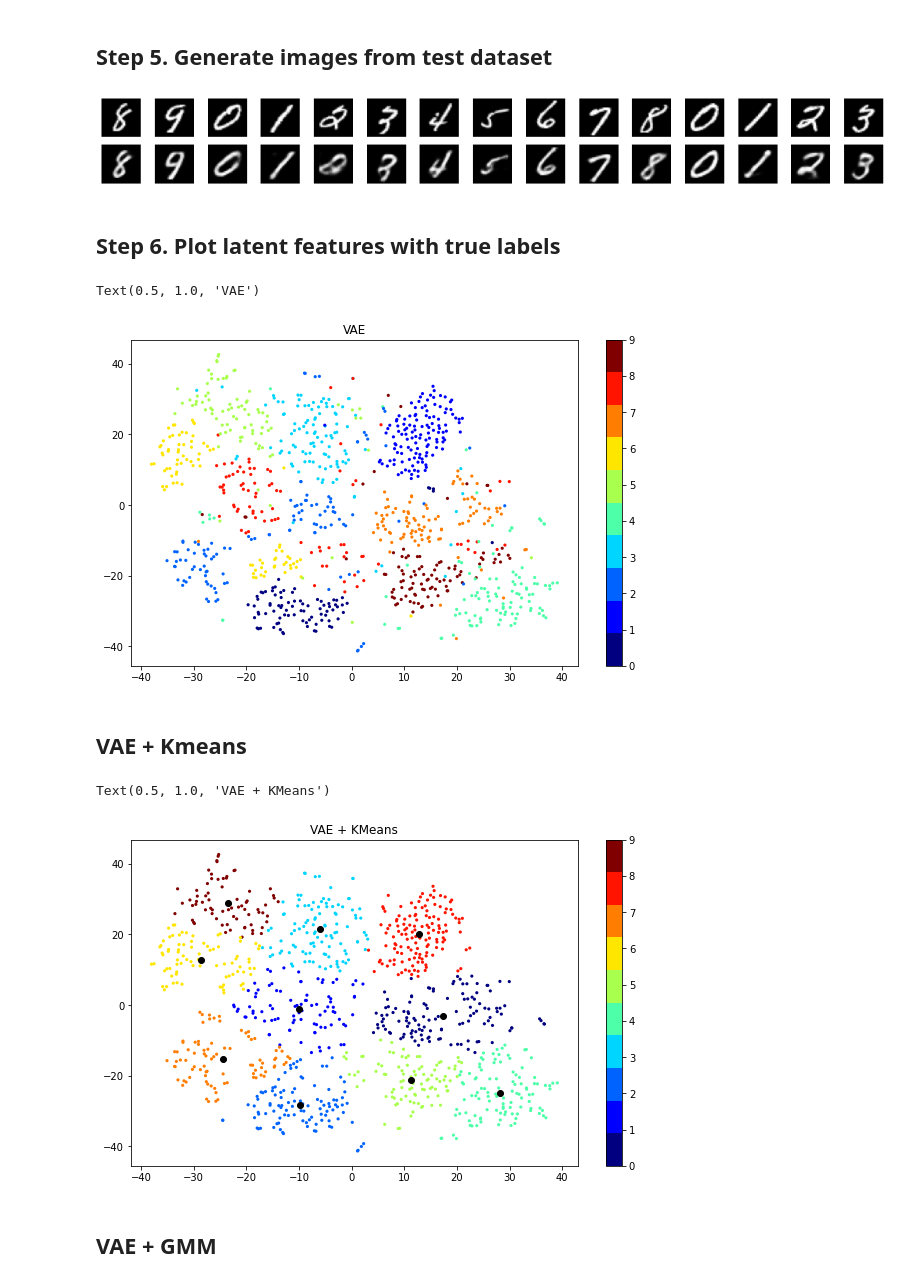
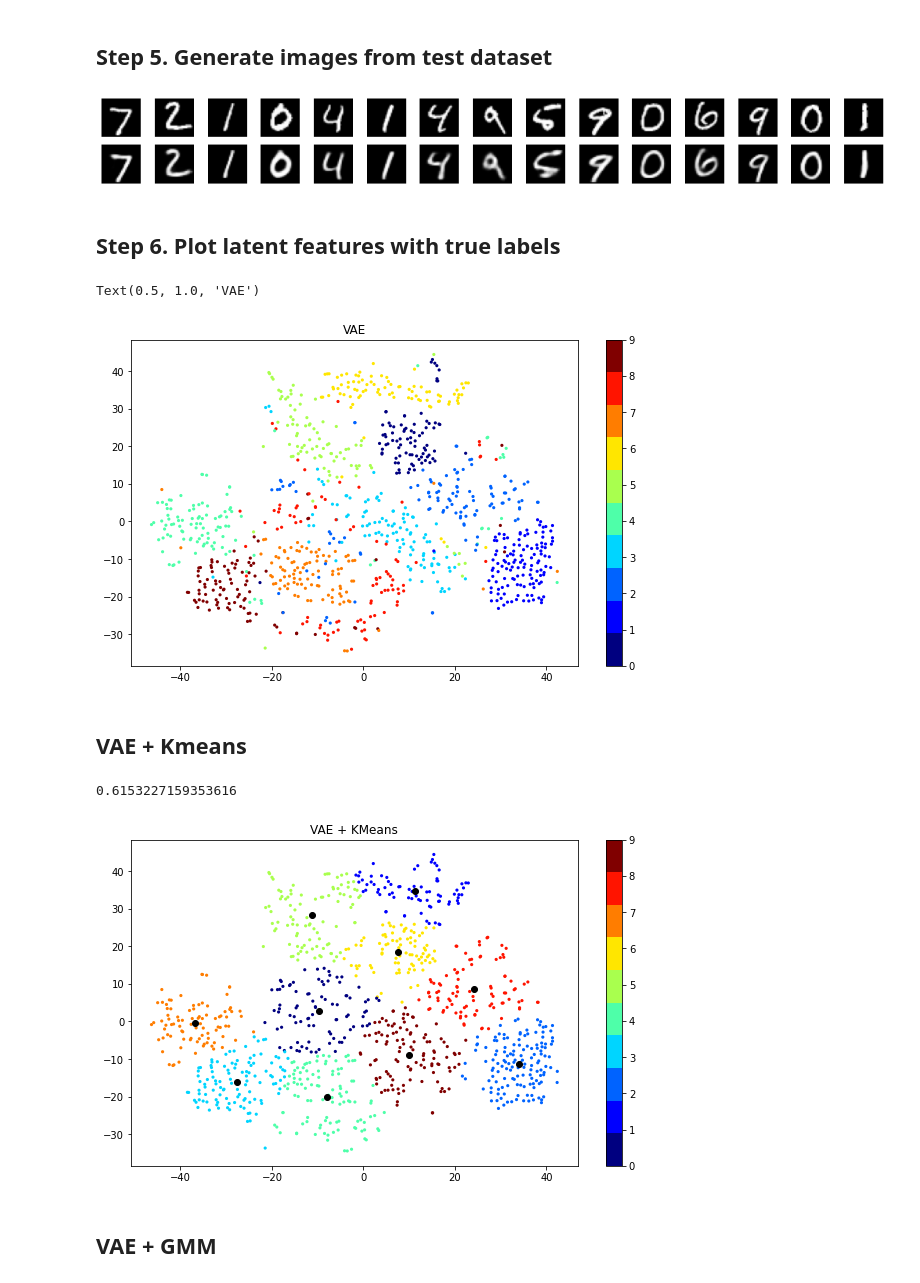
Before and after one commit to YurunT/GMM-VAE, a Jupyter notebook: VAE_Implementation.ipynb, the cells around one changed output. Saved outputs shown, nothing was run; the diff lists cells and outputs as text; code cells hidden in the pictures.

Commit message:
VAE with kmeans, GMM, and DPGMM with 100 epochs

```diff
--- a/VAE_Implementation.ipynb
+++ b/VAE_Implementation.ipynb
@@ -49,12 +49,12 @@ DEVICE = torch.device("cuda" if cuda else "cpu")
 batch_size = 100
 
 x_dim  = 784
-hidden_dim = 400
-latent_dim = 200
+hidden_dim = 512
+latent_dim = 256
 
 lr = 1e-3
 
-epochs = 30
+epochs = 100
 # %%
 def partition_dataset(n, proportion=0.8):
   train_num = int(n * proportion)
@@ -120,7 +104,9 @@ class Encoder(nn.Module):
         super(Encoder, self).__init__()
 
         self.FC_input = nn.Linear(input_dim, hidden_dim)
+        # self.Batchnorm = nn.BatchNorm1d(hidden_dim)
         self.FC_input2 = nn.Linear(hidden_dim, hidden_dim)
+        # self.Batchnorm2 = nn.BatchNorm1d(hidden_dim)
         self.FC_mean  = nn.Linear(hidden_dim, latent_dim)
         self.FC_var   = nn.Linear (hidden_dim, latent_dim)
 
@@ -129,8 +115,14 @@ class Encoder(nn.Module):
         self.training = True
 
     def forward(self, x):
-        h_       = self.LeakyReLU(self.FC_input(x))
-        h_       = self.LeakyReLU(self.FC_input2(h_))
+        h_       = self.FC_input(x)
+        # h_       = self.Batchnorm(h_)
+        h_       = self.LeakyReLU(h_)
+
+        h_       = self.FC_input2(h_)
+        # h_       = self.Batchnorm2(h_)
+        h_       = self.LeakyReLU(h_)
+
         mean     = self.FC_mean(h_)
         log_var  = self.FC_var(h_)                     # encoder produces mean and log of variance
                                                        #             (i.e., parateters of simple tractable normal distribution "q"
@@ -140,14 +132,21 @@ class Decoder(nn.Module):
     def __init__(self, latent_dim, hidden_dim, output_dim):
         super(Decoder, self).__init__()
         self.FC_hidden = nn.Linear(latent_dim, hidden_dim)
+        # self.Batchnorm = nn.BatchNorm1d(hidden_dim)
         self.FC_hidden2 = nn.Linear(hidden_dim, hidden_dim)
+        # self.Batchnorm2 = nn.BatchNorm1d(hidden_dim)
         self.FC_output = nn.Linear(hidden_dim, output_dim)
 
         self.LeakyReLU = nn.LeakyReLU(0.2)
 
     def forward(self, x):
-        h     = self.LeakyReLU(self.FC_hidden(x))
-        h     = self.LeakyReLU(self.FC_hidden2(h))
+        h     = self.FC_hidden(x)
+        # h     = self.Batchnorm(h)
+        h     = self.LeakyReLU(h)
+
+        h     = self.FC_hidden2(h)
+        # h     = self.Batchnorm2(h)
+        h     = self.LeakyReLU(h)
 
         x_hat = torch.sigmoid(self.FC_output(h))
         return x_hat
@@ -207,7 +206,7 @@ def loss_function(x, x_hat, mean, log_var):
     return reproduction_loss + KLD
 
 optimizer = Adam(model.parameters(), lr=lr)
-scheduler = torch.optim.lr_scheduler.ReduceLROnPlateau(optimizer, 'min', patience=2, factor=0.5)
+scheduler = torch.optim.lr_scheduler.ReduceLROnPlateau(optimizer, 'min', patience=3, factor=0.5, threshold= 0.1)
 # %% [markdown]
 ### Step 4. Train & val
 # %%
@@ -332,7 +331,7 @@ def display_reconstructed(original, reconstructed, n=10):
 
 display_reconstructed(x[0:15], x_hat[0:15], 15)
 # %% [output]
-[figure, old version]
+[figure, new version]
 # %% [markdown]
 ## Step 6. Plot latent features with true labels
 # %%
@@ -367,23 +366,24 @@ plt.colorbar()
 plt.title('VAE')
 # %% [output]
 Text(0.5, 1.0, 'VAE')
-[figure, old version]
+[figure, new version]
 # %% [markdown]
 ## VAE + Kmeans
 # %%
 kmeans = KMeans(n_clusters=10).fit(tsne_features)
 y_kmeans = kmeans.predict(tsne_features)
 
 fig = plt.figure(figsize=(10, 6))
 plt.scatter(tsne_features[:, 0], tsne_features[:, 1], c=y_kmeans, marker='o',
             edgecolor='none', cmap=plt.cm.get_cmap('jet', 10), s = 10)
 plt.colorbar()
 centers = kmeans.cluster_centers_
 plt.scatter(centers[:, 0], centers[:, 1], c='black')
 plt.title('VAE + KMeans')
+completeness_score(true_labels[:1000,], y_kmeans)
 # %% [output]
-Text(0.5, 1.0, 'VAE + KMeans')
+0.6153227159353616
-[figure, old version]
+[figure, new version]
 # %% [markdown]
 ## VAE + GMM
 # %%
```
Also changed, not shown: parts of 7 cells of this notebook.
